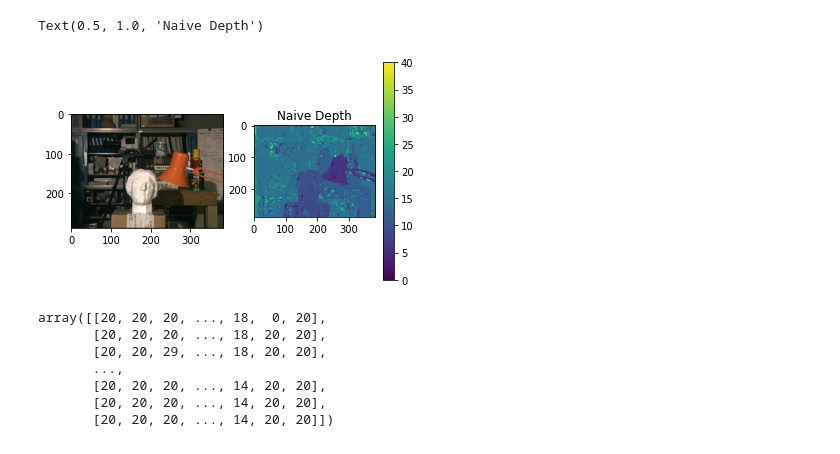
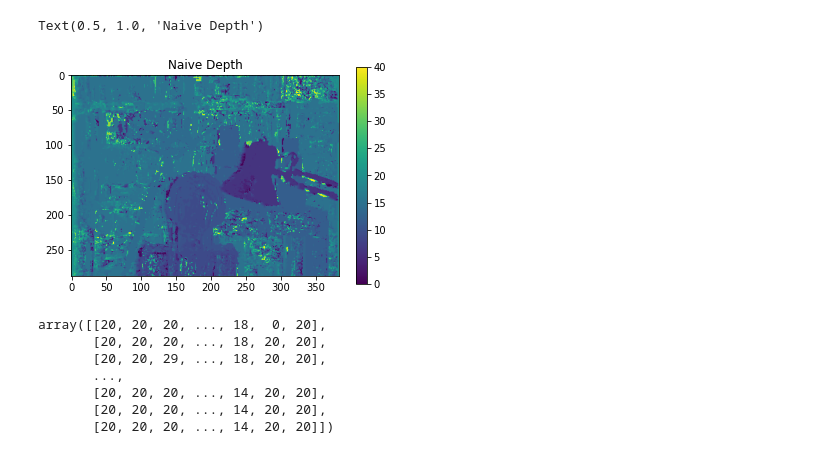
Before and after one commit to Dannynis/cv_ex2, a Jupyter notebook: Untitled.ipynb, the cells around one changed output. Saved outputs shown, nothing was run; the diff lists cells and outputs as text; code cells hidden in the pictures.

```diff
--- a/Untitled.ipynb
+++ b/Untitled.ipynb
@@ -188,25 +188,25 @@ from solution import Solution
 # %%
 solution = Solution()
 # Compute Sum-Square-Diff distance
 ssdd = solution.ssd_distance(left_image.astype(np.float64),
                              right_image.astype(np.float64),
                              win_size=3,
                              dsp_range=20)
 
 # Construct naive disparity image
 label_map = solution.naive_labeling(ssdd)
 
 # plot the left image and the estimated depth
 fig = plt.figure()
-plt.subplot(1, 2, 1)
+plt.subplot(1, 1, 1)
 plt.imshow(left_image)
-plt.subplot(1, 2, 2)
+plt.subplot(1, 1, 1)
 plt.imshow(label_map)
 plt.colorbar()
 plt.title('Naive Depth')
 # %% [output]
 Text(0.5, 1.0, 'Naive Depth')
-[figure, old version]
+[figure, new version]
 # %%
 label_map
 # %% [output]
```
Also changed, not shown: parts of 15 cells of this notebook, 2 other files.
